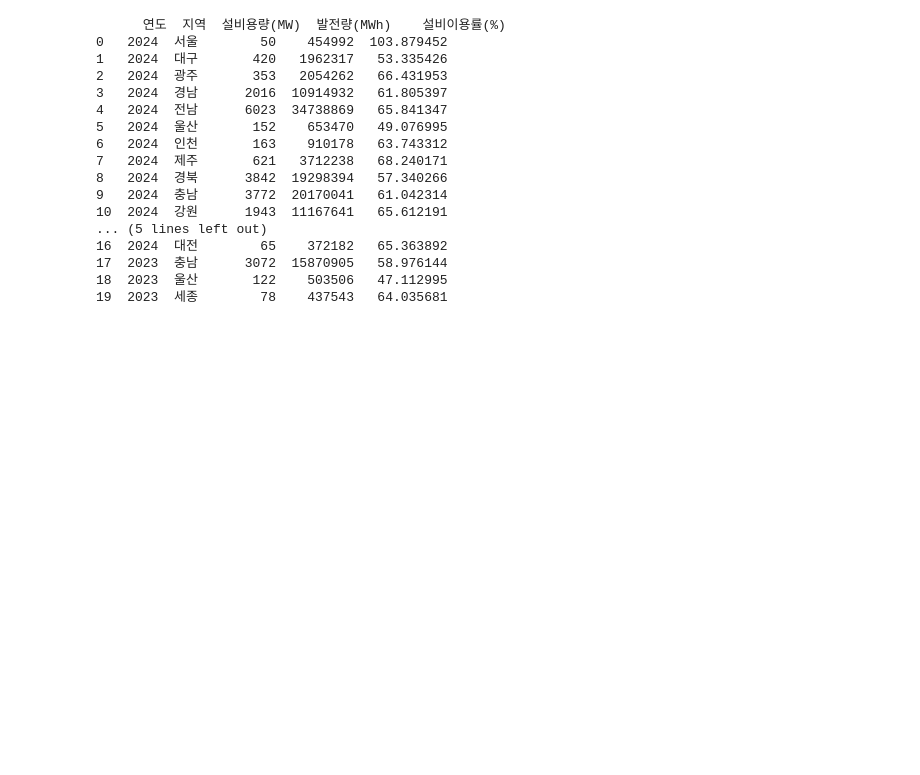
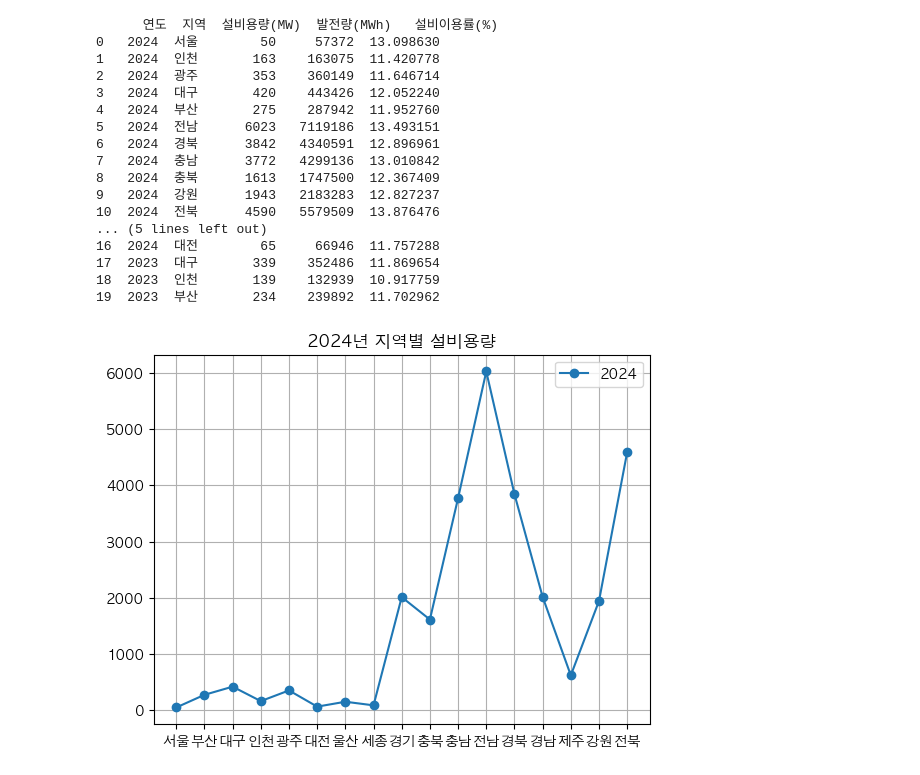
Before and after one commit to taehyunan-99/project_seasonal_renewable_energy, a Jupyter notebook: main.ipynb, the cells around one changed output. Drawn from its saved outputs; the diff is of its cells as text; code cells hidden in the pictures; blank space fills up the shorter version.

```diff
--- a/main.ipynb
+++ b/main.ipynb
@@ -13,12 +13,12 @@ import plotly.express as px
 import modules as mds
 
 # Windows에서 한글 폰트 설정
-plt.rcParams['font.family'] = 'Malgun Gothic'  # '맑은 고딕'이 설치되어 있을 경우
-plt.rcParams['axes.unicode_minus'] = False     # 마이너스(-) 부호 깨짐 방지
+# plt.rcParams['font.family'] = 'Malgun Gothic'  # '맑은 고딕'이 설치되어 있을 경우
+# plt.rcParams['axes.unicode_minus'] = False     # 마이너스(-) 부호 깨짐 방지
 
 # macOS에서 한글 폰트 설정
-# plt.rcParams['font.family'] = 'AppleGothic'   # macOS 기본 한글 폰트
-# plt.rcParams['axes.unicode_minus'] = False
+plt.rcParams['font.family'] = 'AppleGothic'   # macOS 기본 한글 폰트
+plt.rcParams['axes.unicode_minus'] = False
 # %%
 # 누적 설비용량 데이터 정리
 
@@ -283,7 +318,7 @@ cap_long = capacity.drop(columns=["합계"]).melt(
 )
 
 # 발전량 long 변환 (합계 제외)
-gen_long = generation.drop(columns=["합계"]).melt(
+gen_long = gen_new_total.drop(columns=["합계"]).melt(
     id_vars=["연도"], var_name="지역", value_name="발전량(MWh)"
 )
 
@@ -301,23 +336,23 @@ merged_sorted = merged_sorted.reset_index(drop=True)
 
 print(merged_sorted.head(20))  # 상위 20개 확인
 # %% [output]
-      연도  지역  설비용량(MW)  발전량(MWh)    설비이용률(%)
-0   2024  서울        50    454992  103.879452
-1   2024  대구       420   1962317   53.335426
-2   2024  광주       353   2054262   66.431953
-3   2024  경남      2016  10914932   61.805397
-4   2024  전남      6023  34738869   65.841347
-5   2024  울산       152    653470   49.076995
-6   2024  인천       163    910178   63.743312
-7   2024  제주       621   3712238   68.240171
-8   2024  경북      3842  19298394   57.340266
-9   2024  충남      3772  20170041   61.042314
-10  2024  강원      1943  11167641   65.612191
+      연도  지역  설비용량(MW)  발전량(MWh)   설비이용률(%)
+0   2024  서울        50     57372  13.098630
+1   2024  인천       163    163075  11.420778
+2   2024  광주       353    360149  11.646714
+3   2024  대구       420    443426  12.052240
+4   2024  부산       275    287942  11.952760
+5   2024  전남      6023   7119186  13.493151
+6   2024  경북      3842   4340591  12.896961
+7   2024  충남      3772   4299136  13.010842
+8   2024  충북      1613   1747500  12.367409
+9   2024  강원      1943   2183283  12.827237
+10  2024  전북      4590   5579509  13.876476
 ... (5 lines left out)
-16  2024  대전        65    372182   65.363892
-17  2023  충남      3072  15870905   58.976144
-18  2023  울산       122    503506   47.112995
-19  2023  세종        78    437543   64.035681
+16  2024  대전        65     66946  11.757288
+17  2023  대구       339    352486  11.869654
+18  2023  인천       139    132939  10.917759
+19  2023  부산       234    239892  11.702962
 # %%
 # 0) 합친 데이터프레임: merged (컬럼: 연도, 지역, 설비용량(MW), 발전량(MWh), 설비이용률(%))
 
@@ -485,3 +520,15 @@ sns.barplot(data=region_avg.sort_values("설비이용률(%)", ascending=False),
 plt.title("지역별 평균 설비 이용률 순위", fontsize=14)
 plt.xlabel("평균 설비 이용률 (%)")
 plt.show()
+# %%
+# 연도별 각 지역 설비용량 선 그래프 만들기
+I_C_by_region_by_year= pd.read_excel('dataset/지역별_연도별_설비용량.xlsx')
+x = I_C_by_region_by_year.columns[1:18]
+y = I_C_by_region_by_year.iloc[0,1:18]
+plt.plot(x,y,marker = 'o', label = "2024")
+plt.title('2024년 지역별 설비용량')
+plt.legend()
+plt.grid()
+plt.show()
+# %% [output]
+[figure, added]
```
Also changed, not shown: parts of 5 cells of this notebook.
